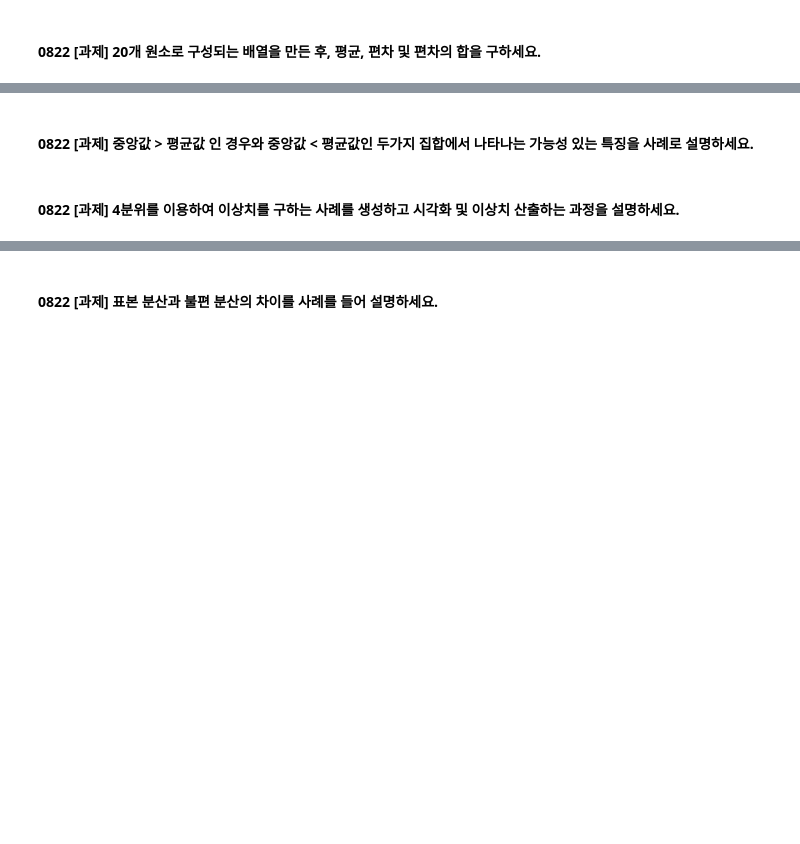
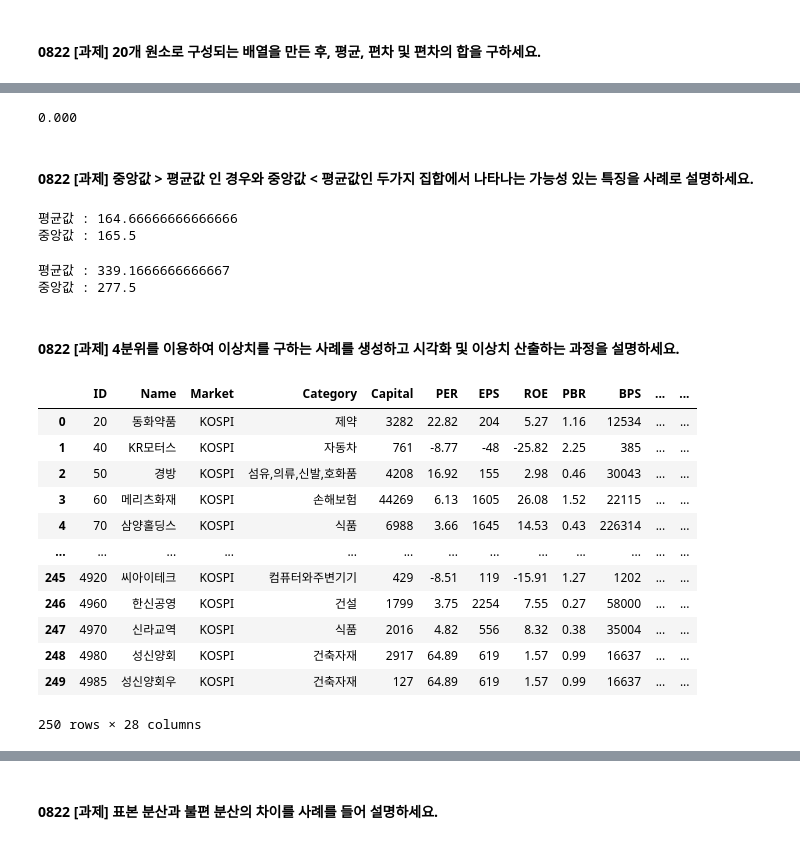
Before and after one commit to veryberry030/CAKD7, a Jupyter notebook: 수업/m3_통계/Stat_1.ipynb, the cells around one changed output, grey strips where cells are left out. Drawn from its saved outputs; the diff is of its cells as text; code cells hidden in the pictures; blank space fills up the shorter version.

```diff
--- a/수업/m3_통계/Stat_1.ipynb
+++ b/수업/m3_통계/Stat_1.ipynb
@@ -247,4 +267,47 @@ dtype: float64
+# %%
+deviation.sum()
+# %% [output]
+0.000
 # %% [markdown]
 #### 0822 [과제] 중앙값 > 평균값 인 경우와 중앙값 < 평균값인 두가지 집합에서 나타나는 가능성 있는 특징을 사례로 설명하세요.
+# %%
+# 중앙값(median) > 평균값(mean)
+# 160~170 사이 비슷한 키를 가진 사람들
+arr2 = [168,165,166,162,160,167]
+arr2_mean = np.mean(arr2)
+arr2_median = np.median(arr2)
+print(f'평균값 : {arr2_mean}')
+print(f'중앙값 : {arr2_median}')
+# %% [output]
+평균값 : 164.66666666666666
+중앙값 : 165.5
+# %%
+# 중앙값(median) < 평균값(mean)
+# 월급받는 개발자 5명과, 프리랜서(비교적 고연봉) 1명
+arr3 = [250,300,255,210,320,700]
+arr3_mean = np.mean(arr3)
+arr3_median = np.median(arr3)
+print(f'평균값 : {arr3_mean}')
+print(f'중앙값 : {arr3_median}')
+# %% [output]
+평균값 : 339.1666666666667
+중앙값 : 277.5
 # %% [markdown]
 #### 0822 [과제]  4분위를 이용하여 이상치를 구하는 사례를 생성하고 시각화 및 이상치 산출하는 과정을 설명하세요.
+# %%
+df_hw = pd.read_csv('./stock_market.csv')
+df_hw
+# %% [output]
+|  | ID | Name | Market | Category | Capital | PER | EPS | ROE | PBR | BPS | ... | ... |
+| 0 | 20 | 동화약품 | KOSPI | 제약 | 3282 | 22.82 | 204 | 5.27 | 1.16 | 12534 | ... | ... |
+| 1 | 40 | KR모터스 | KOSPI | 자동차 | 761 | -8.77 | -48 | -25.82 | 2.25 | 385 | ... | ... |
+| 2 | 50 | 경방 | KOSPI | 섬유,의류,신발,호화품 | 4208 | 16.92 | 155 | 2.98 | 0.46 | 30043 | ... | ... |
+| 3 | 60 | 메리츠화재 | KOSPI | 손해보험 | 44269 | 6.13 | 1605 | 26.08 | 1.52 | 22115 | ... | ... |
+| 4 | 70 | 삼양홀딩스 | KOSPI | 식품 | 6988 | 3.66 | 1645 | 14.53 | 0.43 | 226314 | ... | ... |
+| ... | ... | ... | ... | ... | ... | ... | ... | ... | ... | ... | ... | ... |
+| 245 | 4920 | 씨아이테크 | KOSPI | 컴퓨터와주변기기 | 429 | -8.51 | 119 | -15.91 | 1.27 | 1202 | ... | ... |
+| 246 | 4960 | 한신공영 | KOSPI | 건설 | 1799 | 3.75 | 2254 | 7.55 | 0.27 | 58000 | ... | ... |
+| 247 | 4970 | 신라교역 | KOSPI | 식품 | 2016 | 4.82 | 556 | 8.32 | 0.38 | 35004 | ... | ... |
+| 248 | 4980 | 성신양회 | KOSPI | 건축자재 | 2917 | 64.89 | 619 | 1.57 | 0.99 | 16637 | ... | ... |
+| 249 | 4985 | 성신양회우 | KOSPI | 건축자재 | 127 | 64.89 | 619 | 1.57 | 0.99 | 16637 | ... | ... |
+250 rows × 28 columns
```
Also changed, not shown: parts of 12 cells of this notebook, 1 other file.
